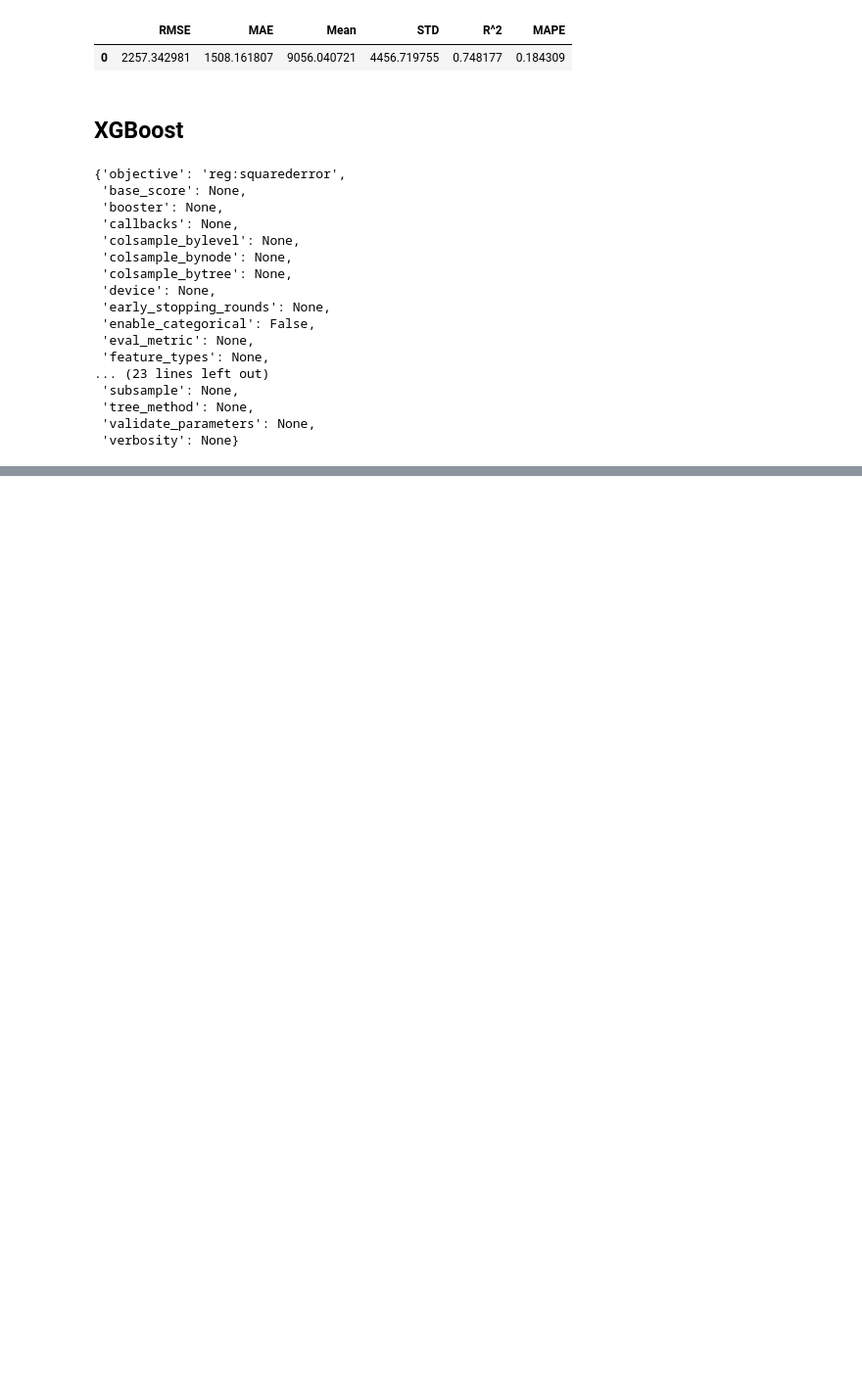
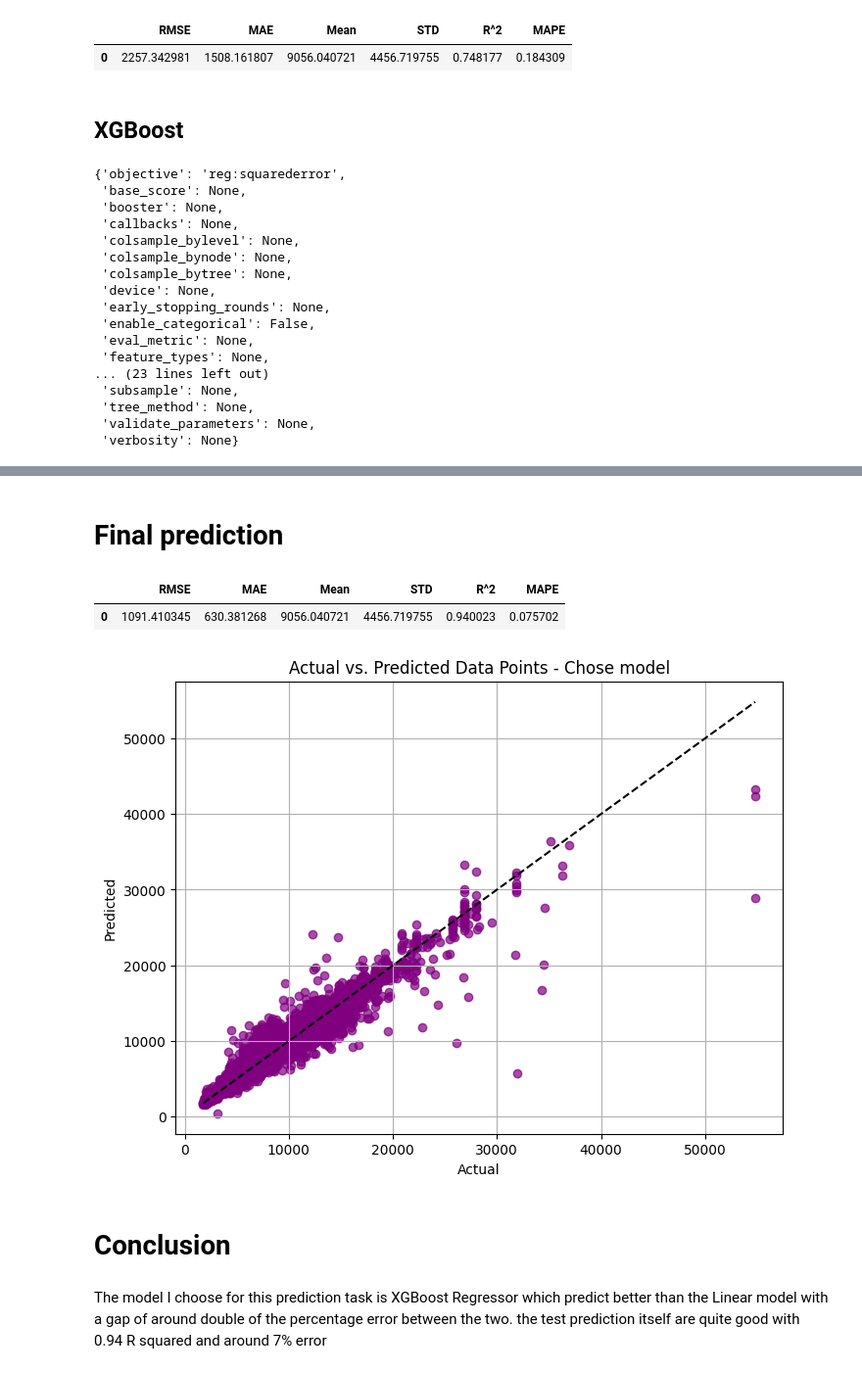
Before and after one commit to Itai1991Ortner/Flight-price, a Jupyter notebook: flight_price_prediction.ipynb, the cells around one changed output, grey strips where cells are left out. Shown: that part at 98% size. Saved outputs shown, nothing was run; the diff lists cells and outputs as text; code cells hidden in the pictures; blank space fills up the shorter version.

```diff
--- a/flight_price_prediction.ipynb
+++ b/flight_price_prediction.ipynb
@@ -316,6 +316,8 @@ plt.show()
 df=df[~df['airline'].isin(['Vistara Premium economy', 'Jet Airways Business','Multiple carriers Premium economy', 'Trujet'])]
 df.drop(columns=['route','arrival_time','dep_time'],inplace=True)
 
+test=test[~test['airline'].isin(['Vistara Premium economy', 'Jet Airways Business','Multiple carriers Premium economy', 'Trujet'])]
+test.drop(columns=['route','arrival_time','dep_time'],inplace=True)
 
 # now = datetime.now()
 # date_string = now.strftime("%Y%m%d%H%M%S")
@@ -533,0 +534,37 @@ plt.show()
+# %% [markdown]
+# Final prediction
+# %%
+X_test=test.drop(columns=['price'],axis=1)
+y_test=test['price']
+X_test_model=my_pipe.transform(X_test)
+# %%
+y_pred=rand_model.predict(X_test_model)
+
+rmse=np.sqrt(mean_squared_error(y_test,y_pred))
+mae=mean_absolute_error(y_test,y_pred)
+r2=r2_score(y_test,y_pred)
+mape=mean_absolute_percentage_error(y_test,y_pred)
+data_mean=df['price'].describe().loc['mean']
+data_std=df['price'].describe().loc['std']
+score_dict={'RMSE':rmse,'MAE':mae,'Mean':data_mean,'STD':data_std,'R^2':r2,'MAPE':mape}
+pd.DataFrame(score_dict.values(),score_dict.keys()).T
+# %% [output]
+|  | RMSE | MAE | Mean | STD | R^2 | MAPE |
+| 0 | 1091.410345 | 630.381268 | 9056.040721 | 4456.719755 | 0.940023 | 0.075702 |
+# %%
+# as much as data points are close to the linear red strict line  the more points we are right to predict their prices
+plt.figure(figsize=(8, 6),dpi=100)
+plt.scatter(y_test, y_pred, color='purple', alpha=0.7)
+plt.plot([y_test.min(), y_test.max()],[y_test.min(), y_test.max()], color='black', linestyle='--')
+plt.xlabel('Actual')
+plt.ylabel('Predicted')
+plt.title('Actual vs. Predicted Data Points - Chose model')
+plt.grid(True)
+plt.show()
+# %% [output]
+[figure, added]
+# %% [markdown]
+# Conclusion
+# %% [markdown]
+The model I choose for this prediction task is XGBoost Regressor which predict better than the Linear model with a gap of around double of the percentage error between the two.
+the test prediction itself are quite good with 0.94 R squared and around 7% error
```
Also changed, not shown: parts of 12 cells of this notebook.
